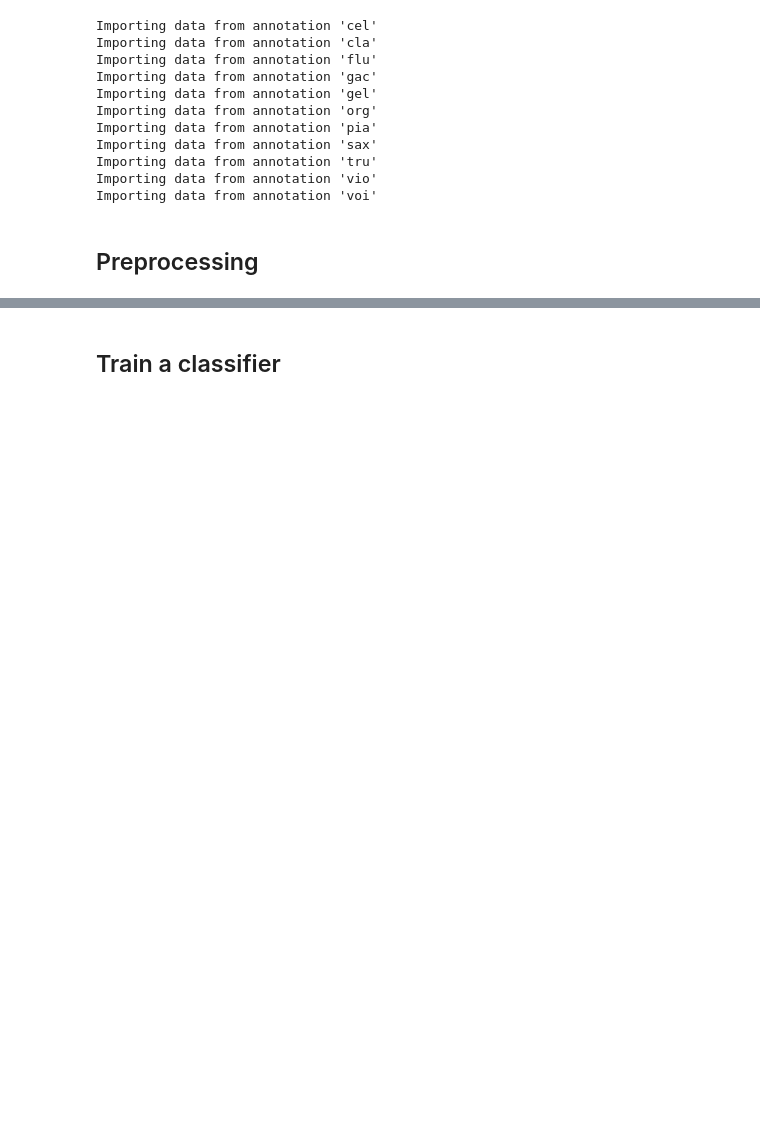
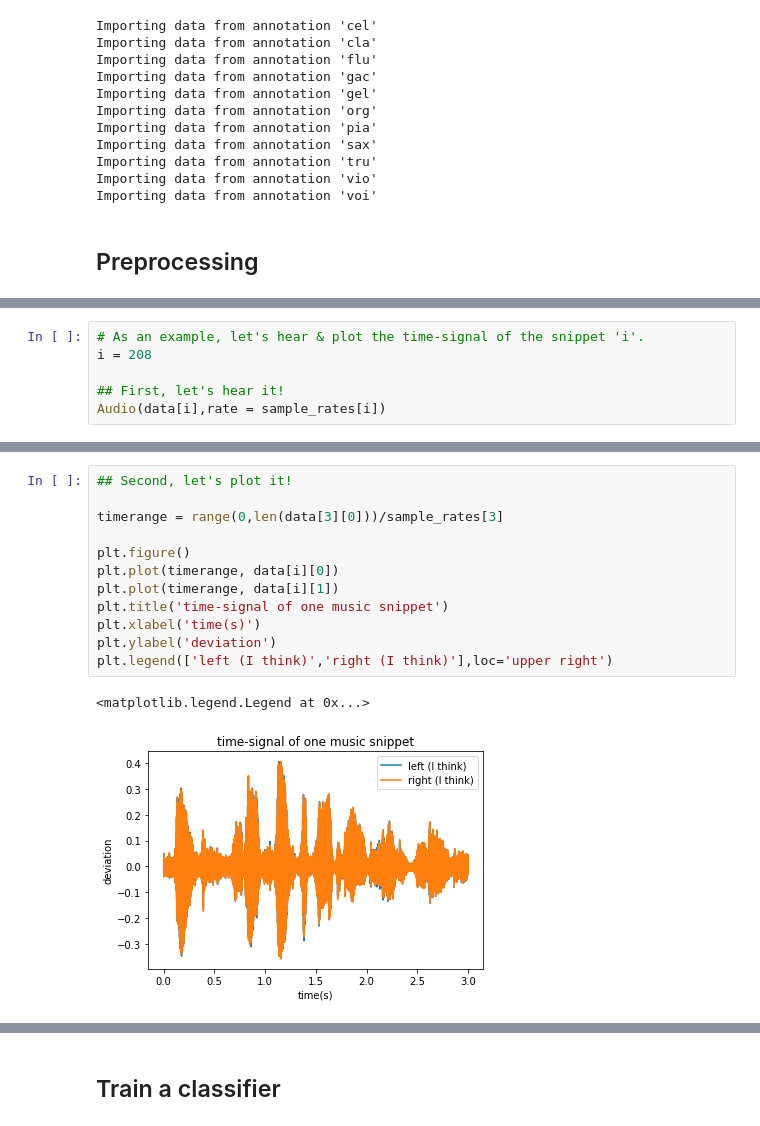
Before and after one commit to ajrodenburg/instrument_recognition, a Jupyter notebook: instrument_recognition.ipynb, the cells around one changed output, grey strips where cells are left out. Saved outputs shown, nothing was run; the diff lists cells and outputs as text; blank space fills up the shorter version.

```diff
--- a/instrument_recognition.ipynb
+++ b/instrument_recognition.ipynb
@@ -121,0 +109,6 @@ AttributeError: ignored
+# %%
+# As an example, let's hear & plot the time-signal of the snippet 'i'.
+i = 208
+
+## First, let's hear it!
+Audio(data[i],rate = sample_rates[i])
@@ -121,0 +117,15 @@ AttributeError: ignored
+# %%
+## Second, let's plot it!
+
+timerange = range(0,len(data[3][0]))/sample_rates[3]
+
+plt.figure()
+plt.plot(timerange, data[i][0])
+plt.plot(timerange, data[i][1])
+plt.title('time-signal of one music snippet')
+plt.xlabel('time(s)')
+plt.ylabel('deviation')
+plt.legend(['left (I think)','right (I think)'],loc='upper right')
+# %% [output]
+<matplotlib.legend.Legend at 0x...>
+[figure, added]
```
Also changed, not shown: parts of 11 cells of this notebook.
